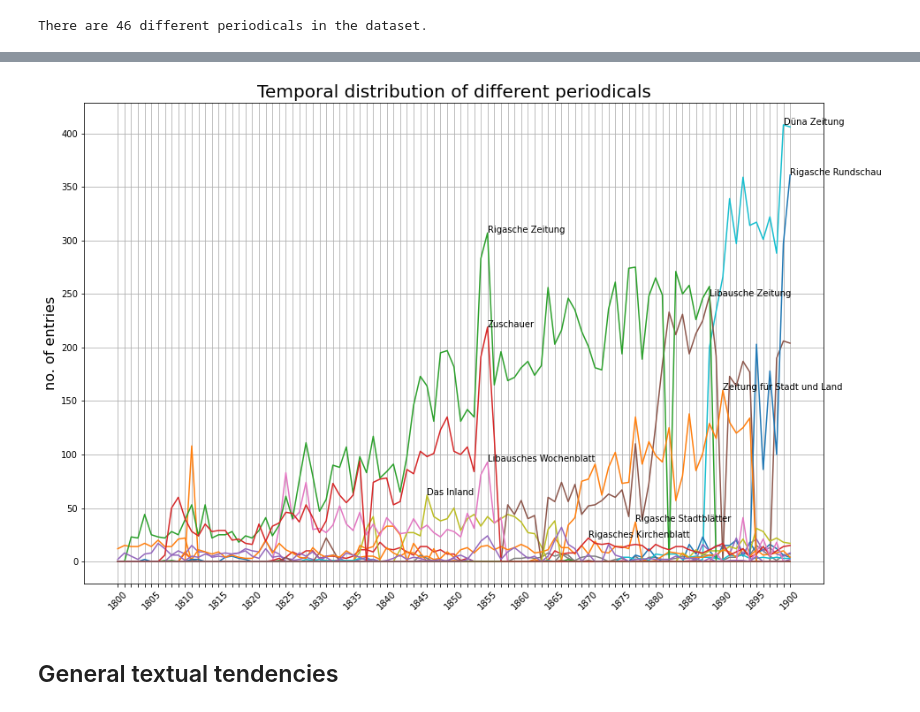
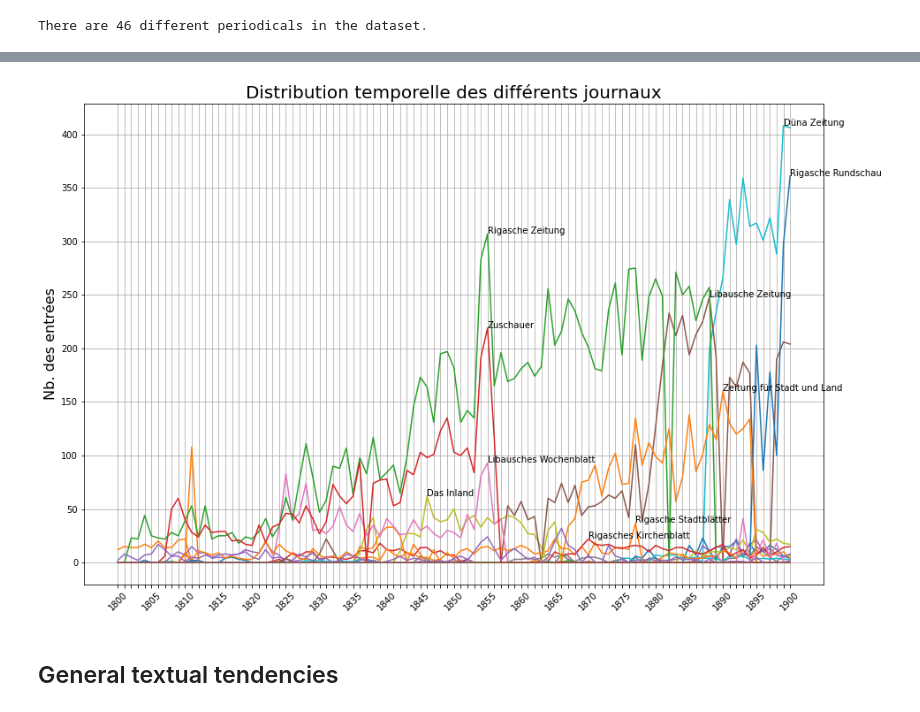
Before and after one commit to krkryger/clim-dist, a Jupyter notebook: notebooks/01-first-data-exploration.ipynb, the cells around one changed output, grey strips where cells are left out. Drawn from its saved outputs; the diff is of its cells as text; code cells hidden in the pictures.

```diff
--- a/notebooks/01-first-data-exploration.ipynb
+++ b/notebooks/01-first-data-exploration.ipynb
@@ -48,3 +58,18 @@ plt.show()
+# %%
+figsize = (15,7)
+bins = 101
+ticksrange = np.arange(1800,1901)
+xlabels = [num if num%5==0 else '' for num in np.arange(1800,1901)]
+
+dist_temp = plt.figure(figsize=figsize)
+plt.hist(df.year,bins=bins)
+plt.grid(b=True, which='both')
+plt.xticks(ticks=ticksrange, labels=xlabels)
+plt.tick_params(axis ='x', rotation = 45)
+plt.title('Distribution temporelle des données', fontsize=20)
+plt.ylabel('Nb. den entrées', fontsize=16)
+
+plt.show()
 # %% [markdown]
 As expected, the general tendency follows the increase in press volume: newspaper get longer and are published more often, the number of publications grows steadily. Thus, more information over the course of the 19th century.
 # %% [markdown]
@@ -108,19 +133,19 @@ def plot_pub_data(dataframe):
 # %%
 # create line plot for all periodicals
 
 plt.figure(figsize=(15,10))
 # get the plots from generator
 [plot for plot in plot_pub_data(df)]
 
 plt.grid(b=True, which='both')
 plt.xticks(ticks=ticksrange, labels=xlabels)
 plt.tick_params(axis ='x', rotation = 45)
-plt.title('Temporal distribution of different periodicals', fontsize=20)
-plt.ylabel('no. of entries', fontsize=16)
+plt.title('Distribution temporelle des différents journaux', fontsize=20)
+plt.ylabel('Nb. des entrées', fontsize=16)
 
 plt.show()
 # %% [output]
-[figure, old version]
+[figure, new version]
 # %% [markdown]
 
 
```
Also changed, not shown: parts of 3 cells of this notebook, 7 other files.
